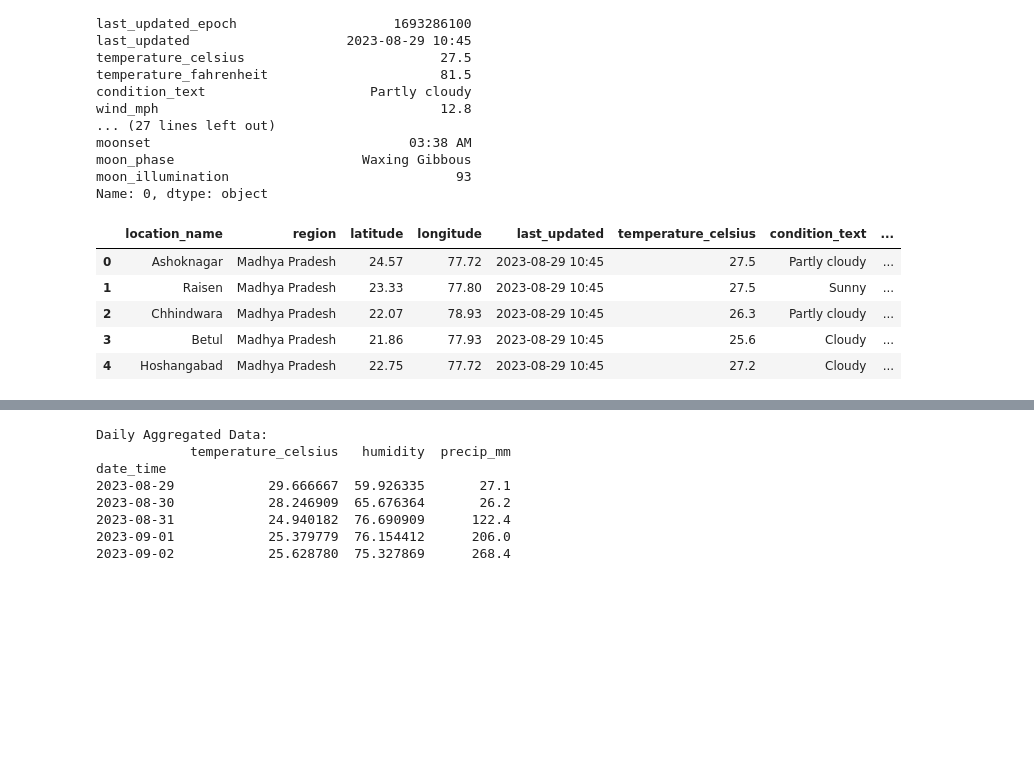
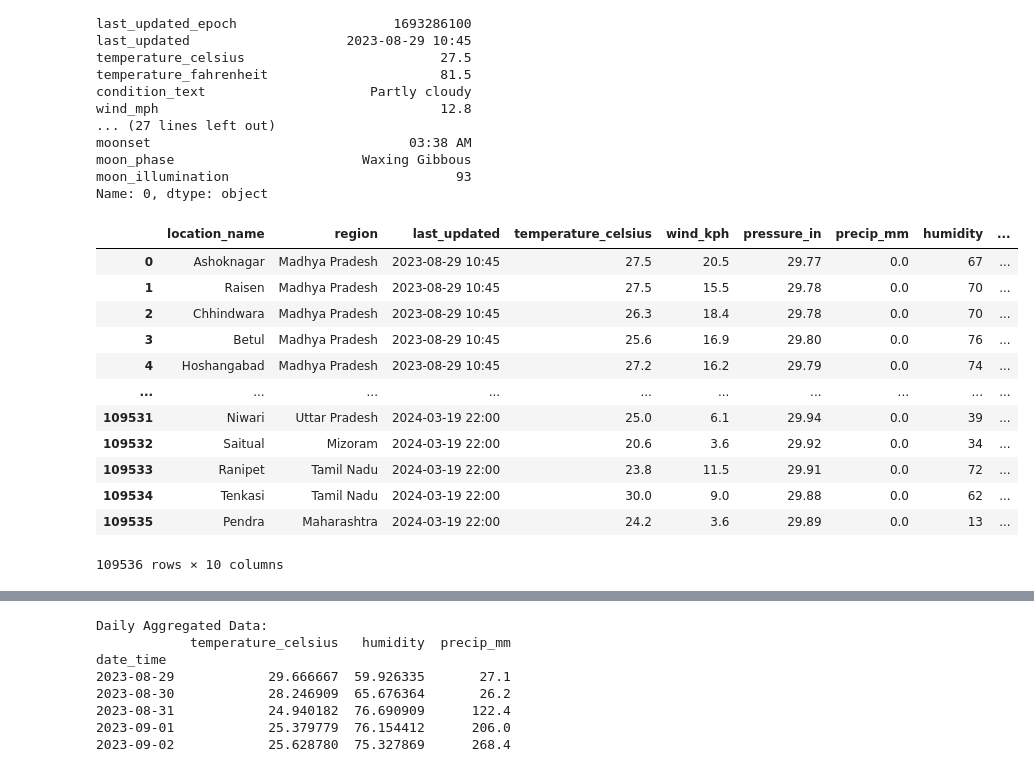
Before and after one commit to raunak01-raj/Weather-prediction, a Jupyter notebook: WP (SVM).ipynb, the cells around one changed output, grey strips where cells are left out. Saved outputs shown, nothing was run; the diff lists cells and outputs as text; code cells hidden in the pictures; blank space fills up the shorter version.

```diff
--- a/WP (SVM).ipynb
+++ b/WP (SVM).ipynb
@@ -23,16 +23,24 @@ moon_phase                        Waxing Gibbous
 moon_illumination                             93
 Name: 0, dtype: object
 # %%
-columns_to_drop =['country','timezone','last_updated_epoch','sunrise','sunset','moonrise','moonset','moon_phase','moon_illumination','wind_mph','wind_degree','wind_direction','pressure_mb','precip_in','feels_like_celsius','feels_like_fahrenheit','visibility_miles','uv_index','gust_mph','gust_kph','temperature_fahrenheit','cloud','visibility_km']
+columns_to_drop =['air_quality_gb-defra-index','country','latitude','longitude','air_quality_us-epa-index','timezone','condition_text','air_quality_Sulphur_dioxide','air_quality_PM2.5','last_updated_epoch','moon_phase','moon_illumination','wind_mph','wind_degree','wind_direction','pressure_mb','precip_in','feels_like_fahrenheit','visibility_miles','uv_index','gust_mph','gust_kph','temperature_fahrenheit','cloud','visibility_km','air_quality_PM10','sunrise','sunset','moonrise','moonset','air_quality_Ozone','air_quality_Carbon_Monoxide']
 weather01 = weather01.drop(columns_to_drop, axis=1)
 weather01.head()
+weather01
 # %% [output]
-|  | location_name | region | latitude | longitude | last_updated | temperature_celsius | condition_text | ... |
-| 0 | Ashoknagar | Madhya Pradesh | 24.57 | 77.72 | 2023-08-29 10:45 | 27.5 | Partly cloudy | ... |
-| 1 | Raisen | Madhya Pradesh | 23.33 | 77.80 | 2023-08-29 10:45 | 27.5 | Sunny | ... |
-| 2 | Chhindwara | Madhya Pradesh | 22.07 | 78.93 | 2023-08-29 10:45 | 26.3 | Partly cloudy | ... |
-| 3 | Betul | Madhya Pradesh | 21.86 | 77.93 | 2023-08-29 10:45 | 25.6 | Cloudy | ... |
-| 4 | Hoshangabad | Madhya Pradesh | 22.75 | 77.72 | 2023-08-29 10:45 | 27.2 | Cloudy | ... |
+|  | location_name | region | last_updated | temperature_celsius | wind_kph | pressure_in | precip_mm | humidity | ... |
+| 0 | Ashoknagar | Madhya Pradesh | 2023-08-29 10:45 | 27.5 | 20.5 | 29.77 | 0.0 | 67 | ... |
+| 1 | Raisen | Madhya Pradesh | 2023-08-29 10:45 | 27.5 | 15.5 | 29.78 | 0.0 | 70 | ... |
+| 2 | Chhindwara | Madhya Pradesh | 2023-08-29 10:45 | 26.3 | 18.4 | 29.78 | 0.0 | 70 | ... |
+| 3 | Betul | Madhya Pradesh | 2023-08-29 10:45 | 25.6 | 16.9 | 29.80 | 0.0 | 76 | ... |
+| 4 | Hoshangabad | Madhya Pradesh | 2023-08-29 10:45 | 27.2 | 16.2 | 29.79 | 0.0 | 74 | ... |
+| ... | ... | ... | ... | ... | ... | ... | ... | ... | ... |
+| 109531 | Niwari | Uttar Pradesh | 2024-03-19 22:00 | 25.0 | 6.1 | 29.94 | 0.0 | 39 | ... |
+| 109532 | Saitual | Mizoram | 2024-03-19 22:00 | 20.6 | 3.6 | 29.92 | 0.0 | 34 | ... |
+| 109533 | Ranipet | Tamil Nadu | 2024-03-19 22:00 | 23.8 | 11.5 | 29.91 | 0.0 | 72 | ... |
+| 109534 | Tenkasi | Tamil Nadu | 2024-03-19 22:00 | 30.0 | 9.0 | 29.88 | 0.0 | 62 | ... |
+| 109535 | Pendra | Maharashtra | 2024-03-19 22:00 | 24.2 | 3.6 | 29.89 | 0.0 | 13 | ... |
+109536 rows × 10 columns
 # %%
 first_row = weather01.iloc[0]
 print(first_row)
```
Also changed, not shown: parts of 26 cells of this notebook, 36 other files.
